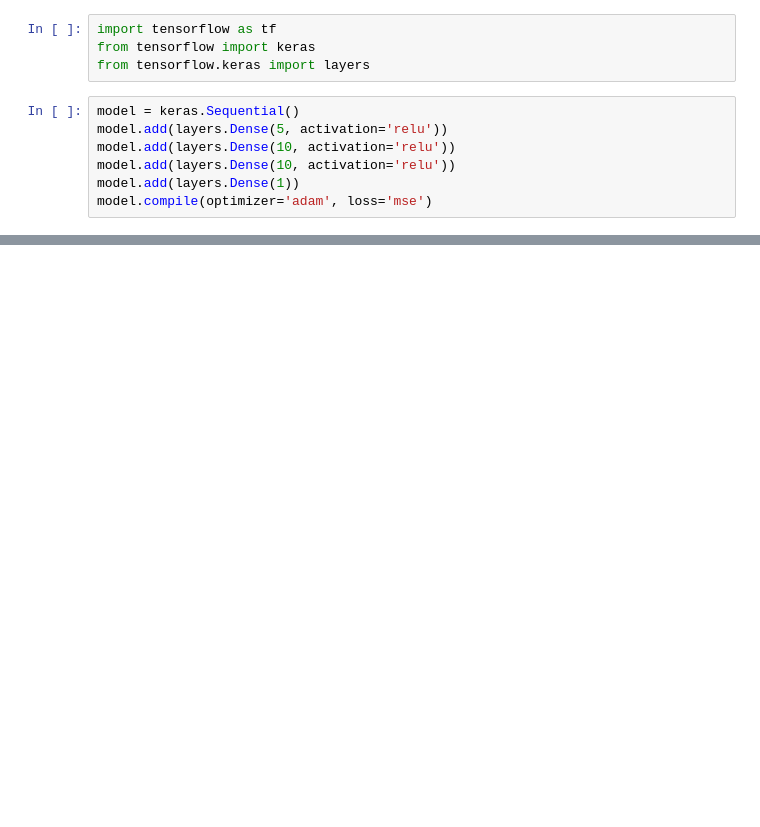
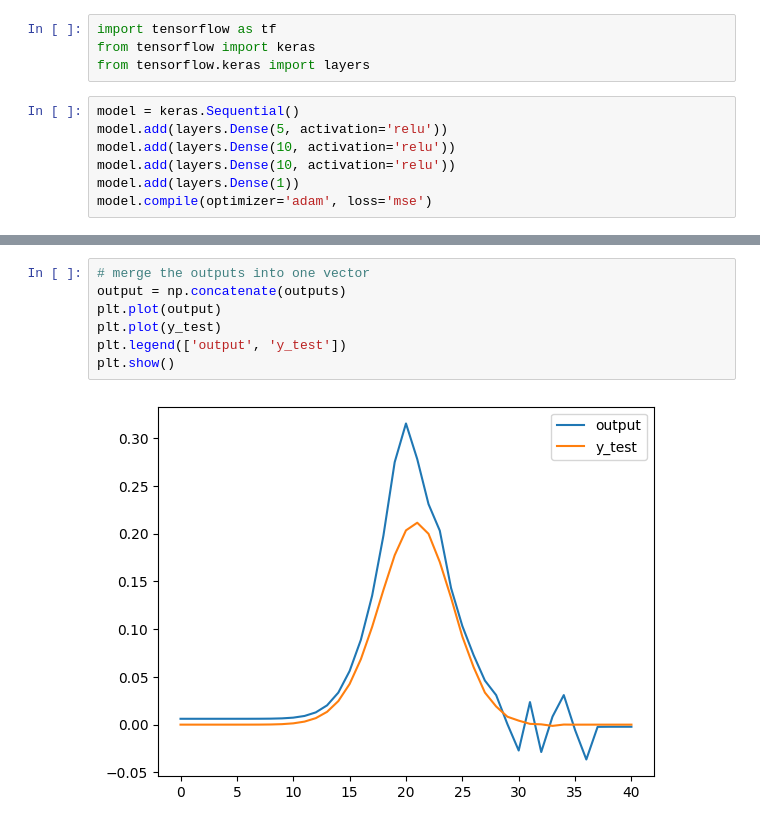
Before and after one commit to pawelmagnu/PyMPDATA, a Jupyter notebook: fluxes/data_preparation.ipynb, the cells around one changed output, grey strips where cells are left out. Drawn from its saved outputs; the diff is of its cells as text; blank space fills up the shorter version.

```diff
--- a/fluxes/data_preparation.ipynb
+++ b/fluxes/data_preparation.ipynb
@@ -178,0 +224,9 @@ plt.hist(outputs)
+# %%
+# merge the outputs into one vector
+output = np.concatenate(outputs)
+plt.plot(output)
+plt.plot(y_test)
+plt.legend(['output', 'y_test'])
+plt.show()
+# %% [output]
+[figure, added]
```
Also changed, not shown: parts of 23 cells of this notebook.
